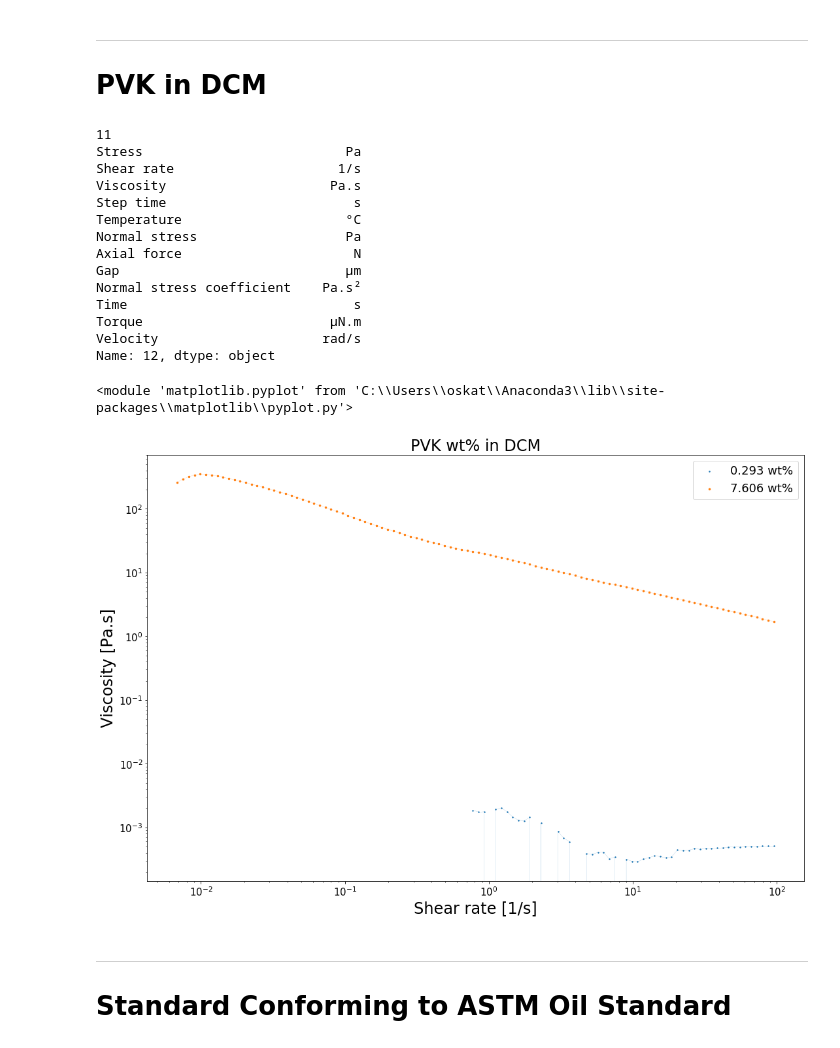
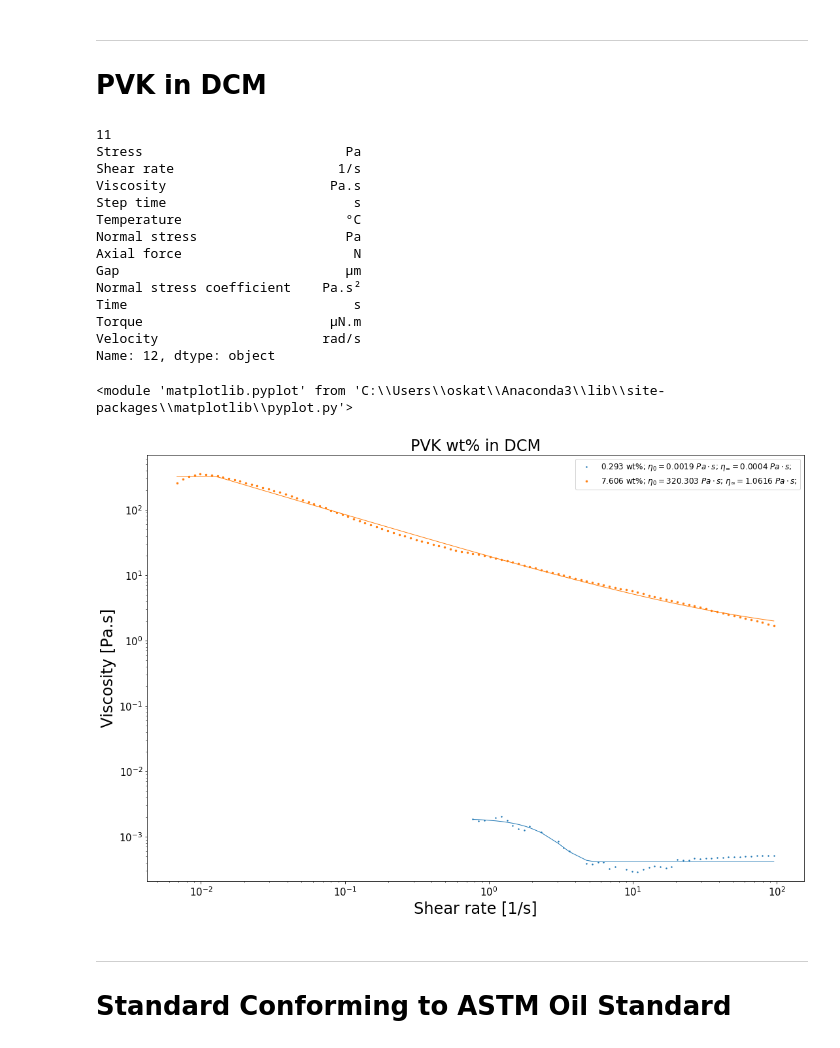
Before and after one commit to KiraSensei13/MNT_ITESM_Thesis, a Jupyter notebook: Viscosity/TRIOSplots.ipynb, the cells around one changed output. Saved outputs shown, nothing was run; the diff lists cells and outputs as text; code cells hidden in the pictures.

```diff
--- a/Viscosity/TRIOSplots.ipynb
+++ b/Viscosity/TRIOSplots.ipynb
@@ -46,0 +131,9 @@ def get_csv(filename, headDrop, tailDrop):
+# %%
+def sisko_(gamma, eta_inft, kappa, n):
+    a = eta_inft;
+    b = kappa;
+    c = n;
+
+    expo = c - 1;
+
+    return a + b*(gamma**expo);
@@ -46,0 +148,9 @@ def get_csv(filename, headDrop, tailDrop):
+# %%
+def williamson_(gamma, eta_zero, kappa, n):
+    a = eta_zero;
+    b = kappa;
+    c = n;
+
+    deno = 1 + (b*gamma)**c;
+
+    return a/deno;
@@ -491,40 +860,60 @@ Name: 12, dtype: object
 # %%
 plotName  = "PVK wt% in DCM";
 fileNames = [
     "./csv/pvk_dcm_00_3.csv",
     "./csv/pvk_dcm_00_4.csv"
 ];
+Model = [
+    'CarreauYasuda',
+    'CarreauYasuda'
+];
+eta_zero = [
+    0.00190737,
+    320.303
+];
+eta_inft = [
+    0.000412091,
+    1.06162
+];
+kappa = [
+    0.0391502,
+    77.5342
+];
+n = [
+    -669.043,
+    0.344518
+];
+m = [
+    2.47810,
+    79.6529
+];
 fileDescription = [
-    "0.293 wt% ; " + r'$\eta_0 = $' + "  Pa.s ; " + r'$\eta_{\infty} = $' + "  Pa.s",
-    "7.606 wt% ; " + r'$\eta_0 = $' + "  Pa.s ; " + r'$\eta_{\infty} = $' + "  Pa.s"
+    "0.293 wt%; ",
+    "7.606 wt%; "
 ];
 headDrops = [  53, 1];
 tailDrops = [   0, 0];
 a         = [1000, 1];
 
 # Plot all files in one plot
-compareData_(plotName, fileNames, headDrops, tailDrops, fileDescription)
-
-## Fit the GNF model to each file
-#for i in range(len(fileNames)):
-#    fit_GNF_(fileNames[i], headDrops[i], tailDrops[i], fileDescription[i] + " - " + fileNames[i],  a[i])
+compareData_wFits_(plotName, fileNames, headDrops, tailDrops, fileDescription, Model, eta_zero, eta_inft, kappa, n, m)
 # %% [output]
 11
 Stress                          Pa
 Shear rate                     1/s
 Viscosity                     Pa.s
 Step time                        s
 Temperature                     °C
 Normal stress                   Pa
 Axial force                      N
 Gap                             µm
 Normal stress coefficient    Pa.s²
 Time                             s
 Torque                        µN.m
 Velocity                     rad/s
 Name: 12, dtype: object
 <module 'matplotlib.pyplot' from 'C:\\Users\\oskat\\Anaconda3\\lib\\site-packages\\matplotlib\\pyplot.py'>
-[figure, old version]
+[figure, new version]
 # %% [markdown]
 ---
 # Standard Conforming to ASTM Oil Standard
```
Also changed, not shown: parts of 23 cells of this notebook, 18 other files.
